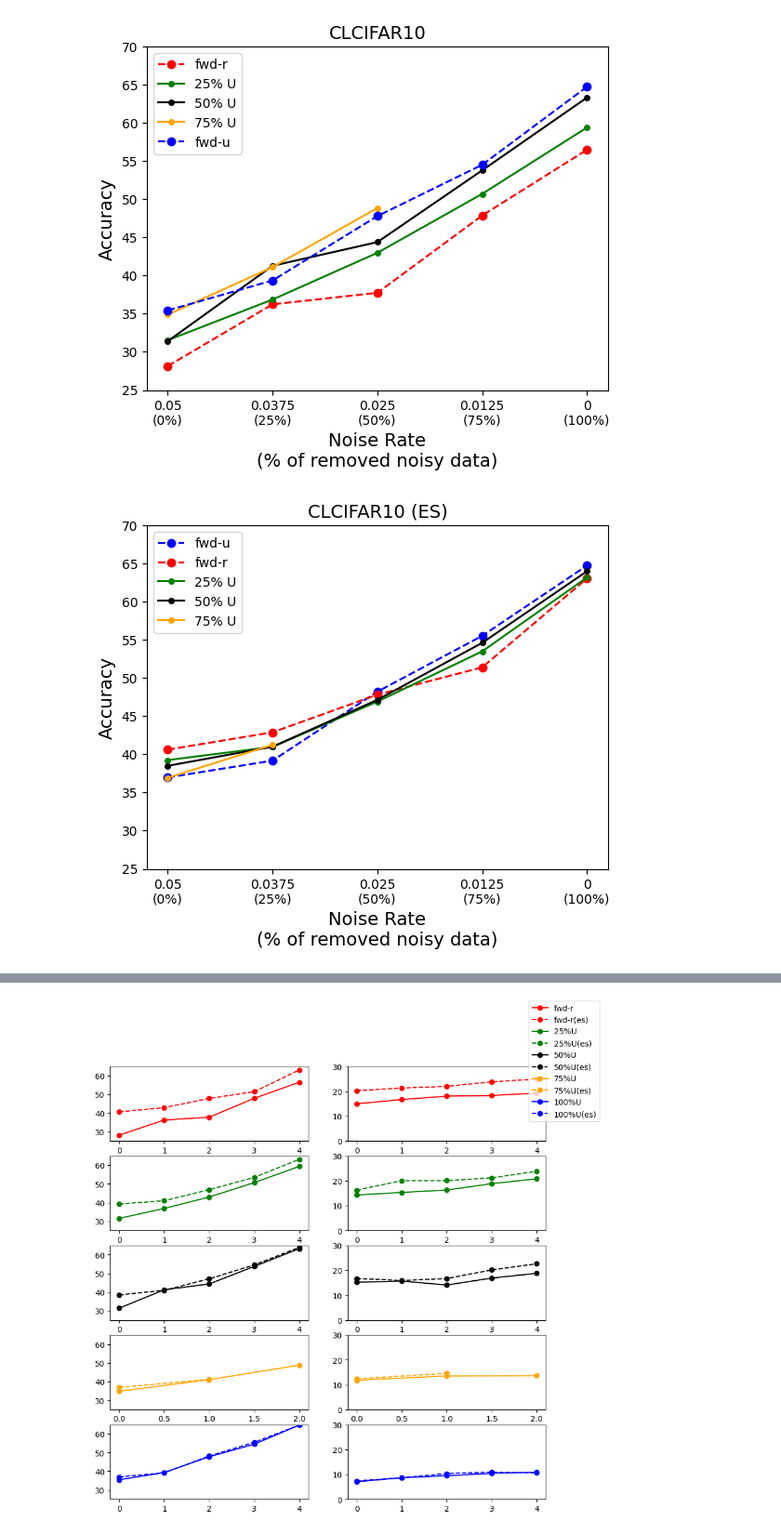
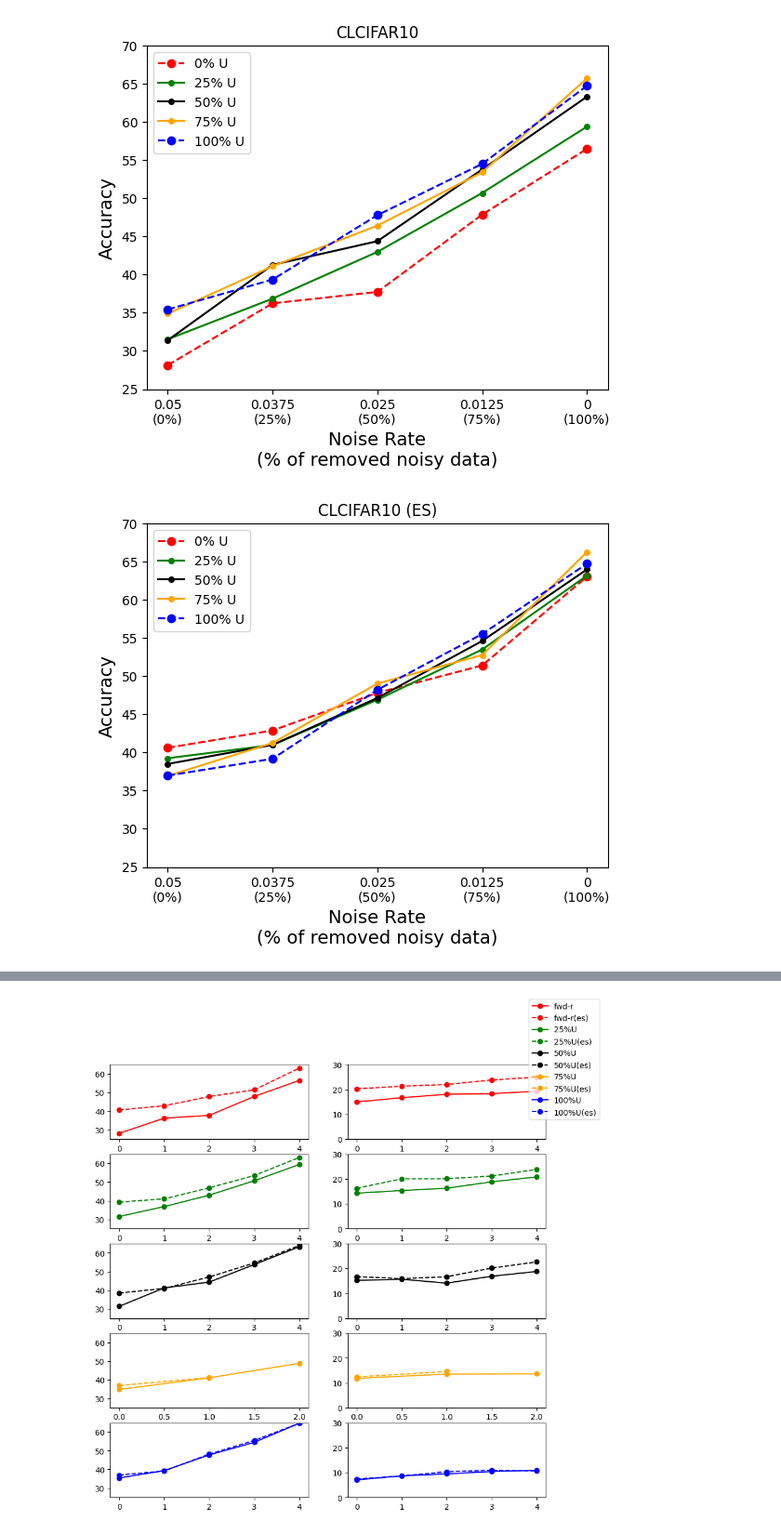
Before and after one commit to anthony-wss/cll-experiment, a Jupyter notebook: results/interpolate/analysis.ipynb, the cells around one changed output, grey strips where cells are left out. Shown: that part at 93% size. Cells and saved outputs as stored; diff of their text form; code cells hidden in the pictures.

```diff
--- a/results/interpolate/analysis.ipynb
+++ b/results/interpolate/analysis.ipynb
@@ -93,18 +92,18 @@ IndexError: single positional indexer is out-of-bounds
 clcifar10_alpha_0 = [28.14, 36.23, 37.73, 47.86, 56.47]
 clcifar10_alpha_25 = [31.53, 36.85, 42.97, 50.69, 59.38]
 clcifar10_alpha_50 = [31.4, 41.27, 44.37, 53.77, 63.3]
-clcifar10_alpha_75 = [34.87, 41.1, 48.83]
+clcifar10_alpha_75 = [34.87, 41.1, 46.42, 53.4, 65.71]
 clcifar10_alpha_100 = [35.43, 39.35, 47.78, 54.5, 64.72]
 
 import matplotlib.pyplot as plt
 
 # Create the plot
 fig, ax = plt.subplots()
-ax.plot(clcifar10_alpha_0, linestyle='--', marker='o', color='red', label='fwd-r')
+ax.plot(clcifar10_alpha_0, linestyle='--', marker='o', color='red', label='0% U')
 ax.plot(clcifar10_alpha_25, marker="o", markersize=4, color='green', label='25% U')
 ax.plot(clcifar10_alpha_50, marker="o", markersize=4, color='black', label='50% U')
 ax.plot(clcifar10_alpha_75, marker="o", markersize=4, color='orange', label='75% U')
-ax.plot(clcifar10_alpha_100, linestyle='--', marker='o', color='blue', label='fwd-u')
+ax.plot(clcifar10_alpha_100, linestyle='--', marker='o', color='blue', label='100% U')
 
 xticks = ["0.05\n(0%)", "0.0375\n(25%)", "0.025\n(50%)", "0.0125\n(75%)", "0\n(100%)"]
 
@@ -118,55 +117,54 @@ yticks = list(range(25, 71, 5))
 ax.set_yticks(yticks)
 
 ax.set_ylabel('Accuracy', fontsize=14)
-ax.set_title('CLCIFAR10', fontsize=14)
+ax.set_title('CLCIFAR10')
 ax.legend()
 
-plt.savefig("./fwd-int-clcifar10.png")
+plt.savefig("./graph/fwd-int-clcifar10.png", bbox_inches='tight')
 plt.show()
 # %% [output]
-[figure, old version]
+[figure, new version]
 # %%
 # fwd-r, 25% U + 75% T, ..., fwd-U
 clcifar10_alpha_0_es = [40.61, 42.88, 47.81, 51.39, 63.03]
 clcifar10_alpha_25_es = [39.24, 40.98, 46.9, 53.48, 63.16]
 clcifar10_alpha_50_es = [38.49, 40.99, 47.13, 54.6, 63.97]
-clcifar10_alpha_75_es = [36.93, 41.24]
+clcifar10_alpha_75_es = [36.93, 41.24, 49.02, 52.76, 66.25]
 clcifar10_alpha_100_es = [36.97, 39.17, 48.2, 55.51, 64.72]
 
 import matplotlib.pyplot as plt
 
 # Create the plot
 fig, ax = plt.subplots()
-ax.plot(clcifar10_alpha_100_es, linestyle='--', marker='o', color='blue', label='fwd-u')
-ax.plot(clcifar10_alpha_0_es, linestyle='--', marker='o', color='red', label='fwd-r')
-
+ax.plot(clcifar10_alpha_0_es, linestyle='--', marker='o', color='red', label='0% U')
 ax.plot(clcifar10_alpha_25_es, marker="o", markersize=4, color='green', label='25% U')
 ax.plot(clcifar10_alpha_50_es, marker="o", markersize=4, color='black', label='50% U')
 ax.plot(clcifar10_alpha_75_es, marker="o", markersize=4, color='orange', label='75% U')
+ax.plot(clcifar10_alpha_100_es, linestyle='--', marker='o', color='blue', label='100% U')
 # ax.plot(fwd_r_es, linestyle='--', marker='^', color='red', label='fwd-r(ES)')
 # ax.axhline(y=uniform_clcifar10_fwd, color='tomato', label='uniform CL')
 
 xticks = ["0.05\n(0%)", "0.0375\n(25%)", "0.025\n(50%)", "0.0125\n(75%)", "0\n(100%)"]
 # ax.fill_between(xticks, fwd_u, fwd_u_es, where=fwd_u_es>=fwd_u, interpolate=True, color='gray', alpha=0.3)
 # ax.fill_between(xticks, y1, y2, where=y2<y1, interpolate=True, color='green', alpha=0.3)
 
 # Add labels and legend
 ax.set_xlabel('Noise Rate\n(% of removed noisy data)', fontsize=14)
 
 ax.set_xticks(range(len(clcifar10_alpha_100_es)))
 ax.set_xticklabels(xticks)
 
 yticks = list(range(25, 71, 5))
 ax.set_yticks(yticks)
 
 ax.set_ylabel('Accuracy', fontsize=14)
-ax.set_title('CLCIFAR10 (ES)', fontsize=14)
+ax.set_title('CLCIFAR10 (ES)')
 ax.legend()
 
-plt.savefig("./fwd-int-clcifar10-es.png")
+plt.savefig("./graph/fwd-int-clcifar10-es.png", bbox_inches='tight')
 plt.show()
 # %% [output]
-[figure, old version]
+[figure, new version]
 # %%
 # fwd-r, 25% U + 75% T, ..., fwd-U
 clcifar20_alpha_0 = [14.96, 16.64, 18.02, 18.27, 19.24]
```
Also changed, not shown: parts of 6 cells of this notebook, 26 other files.
